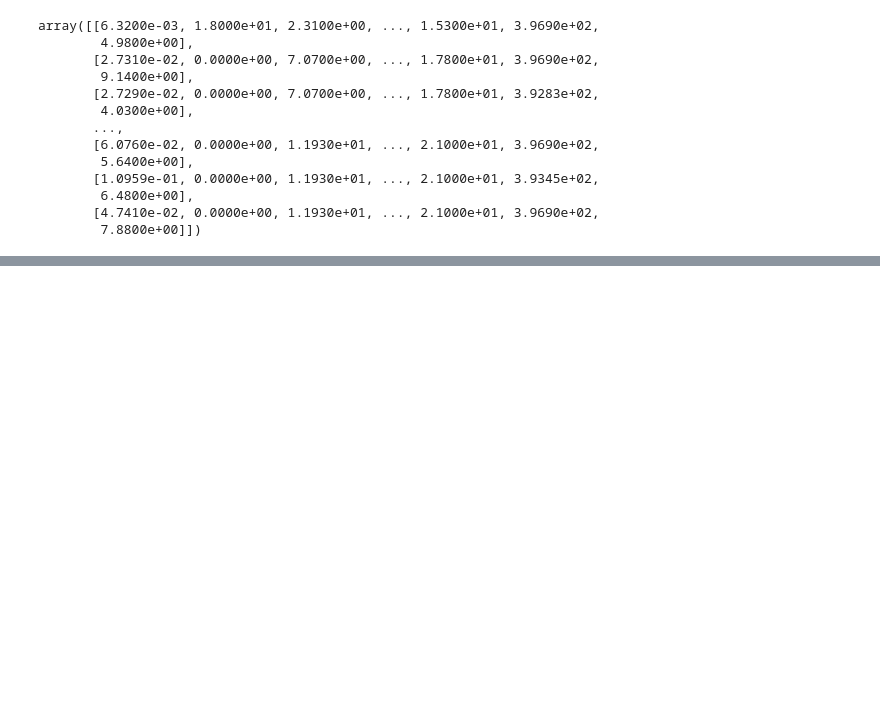
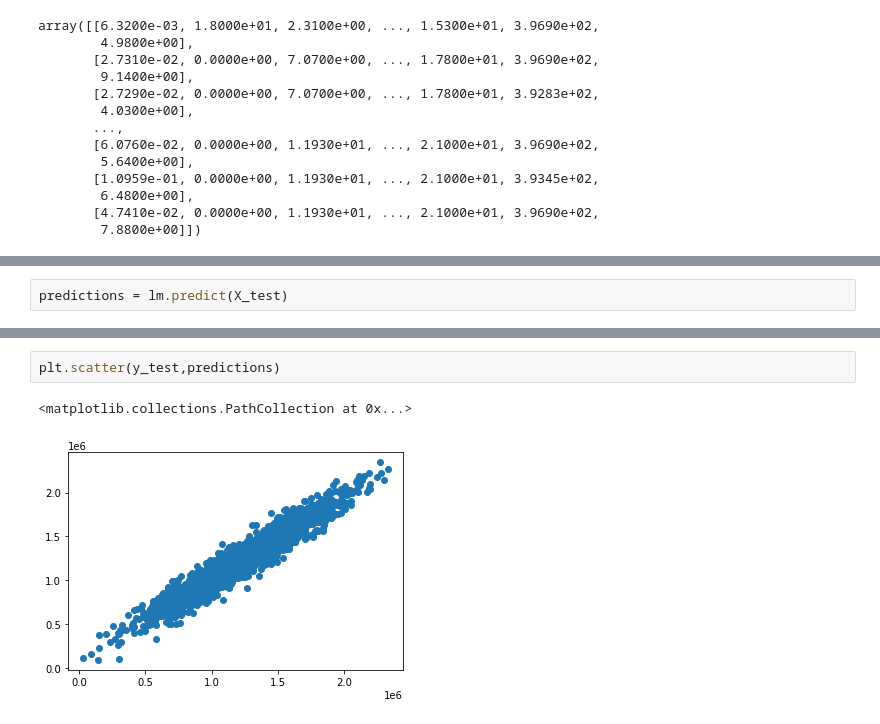
Before and after one commit to MajidImani/data-science-machine-learning, a Jupyter notebook: linear-regression/linear-regression-usa-housing.ipynb, the cells around one changed output, grey strips where cells are left out. Saved outputs shown, nothing was run; the diff lists cells and outputs as text; blank space fills up the shorter version.

```diff
--- a/linear-regression/linear-regression-usa-housing.ipynb
+++ b/linear-regression/linear-regression-usa-housing.ipynb
@@ -160,0 +163,2 @@ array([[6.3200e-03, 1.8000e+01, 2.3100e+00, ..., 1.5300e+01, 3.9690e+02,
+# %%
+predictions = lm.predict(X_test)
@@ -160,0 +185,5 @@ array([[6.3200e-03, 1.8000e+01, 2.3100e+00, ..., 1.5300e+01, 3.9690e+02,
+# %%
+plt.scatter(y_test,predictions)
+# %% [output]
+<matplotlib.collections.PathCollection at 0x...>
+[figure, added]
```
Also changed, not shown: parts of 8 cells of this notebook.
